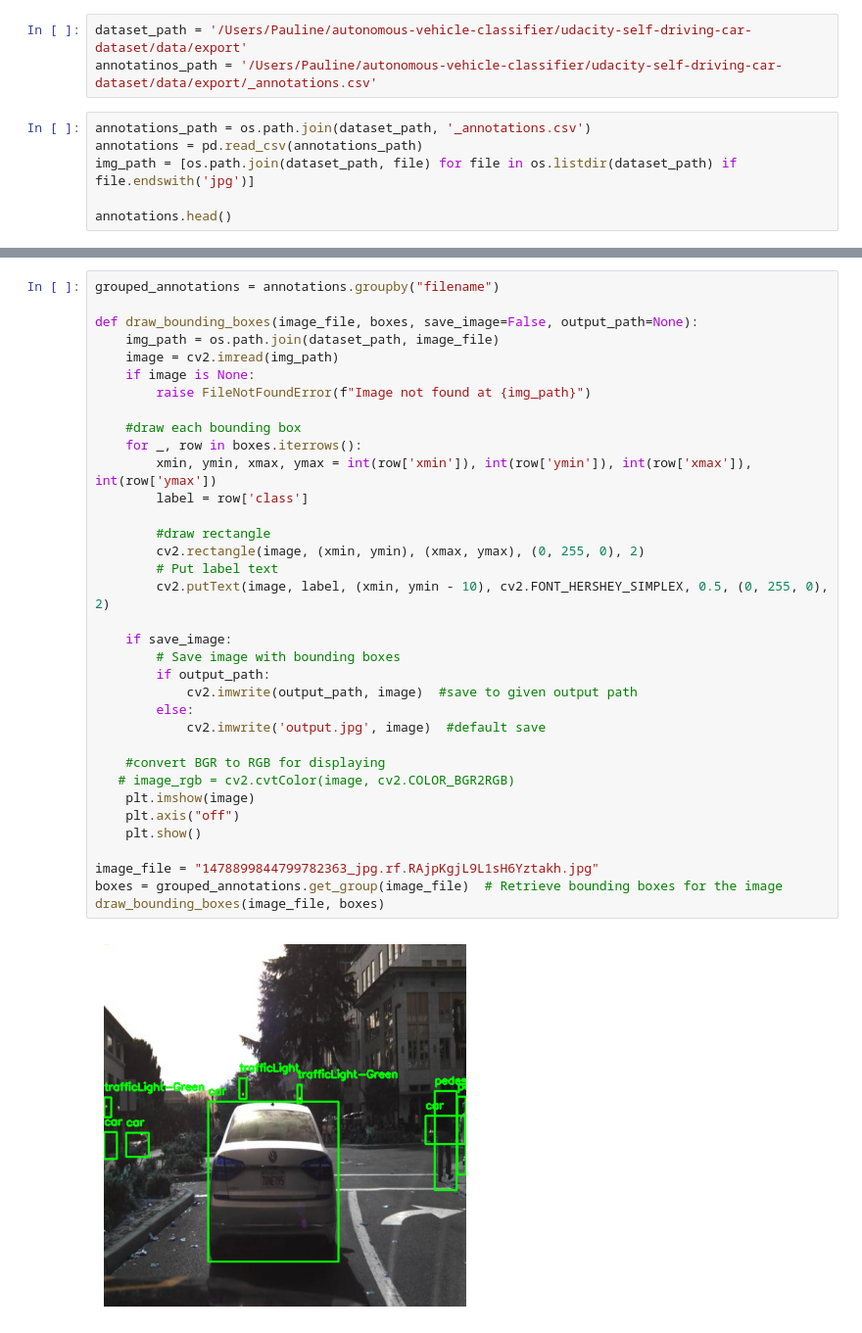
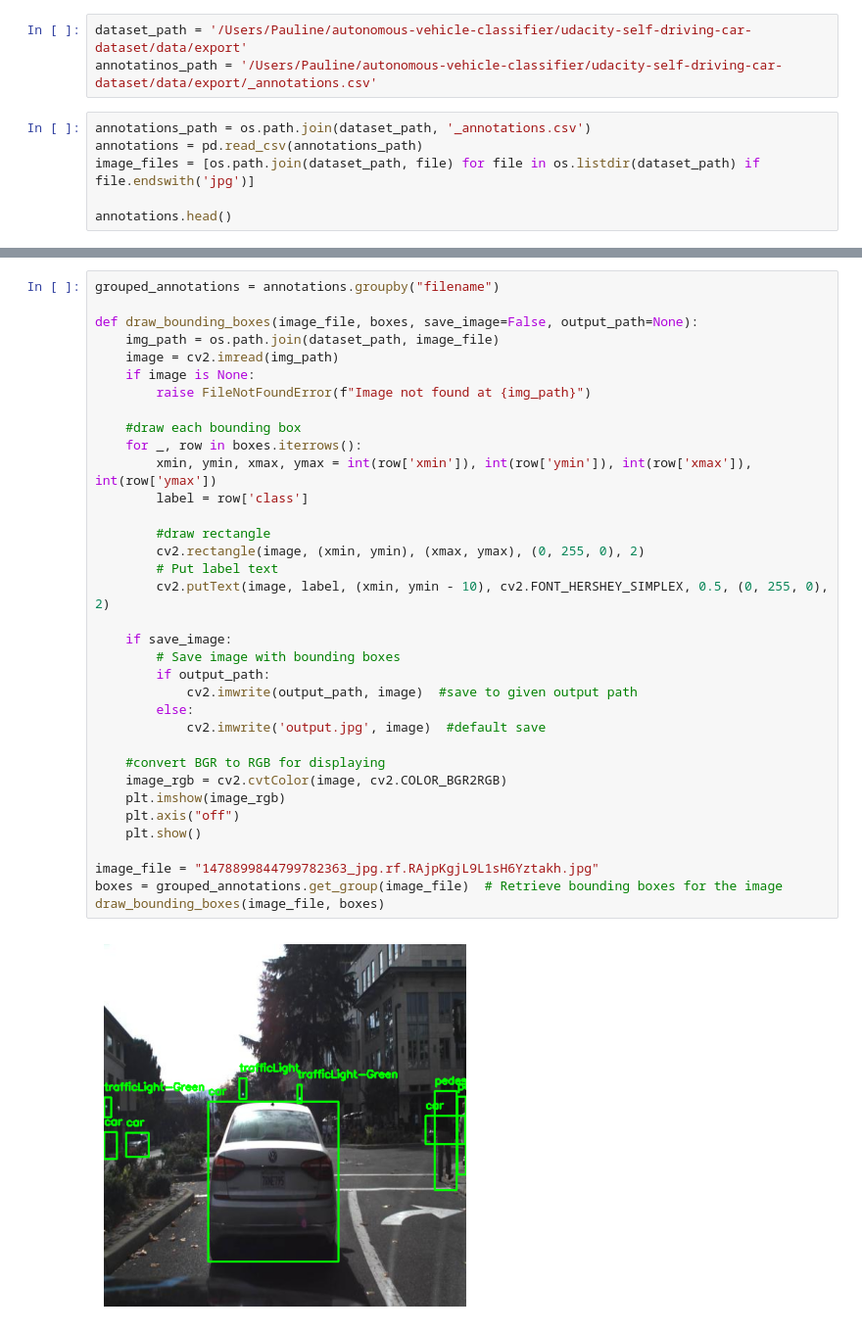
Before and after one commit to maiapiechocki/autonomous-vehicle-classifier, a Jupyter notebook: mainNB.ipynb, the cells around one changed output, grey strips where cells are left out. Shown at 98% size. Drawn from its saved outputs; the diff is of its cells as text.

```diff
--- a/mainNB.ipynb
+++ b/mainNB.ipynb
@@ -16,6 +37,6 @@ annotatinos_path = '/Users/Pauline/autonomous-vehicle-classifier/udacity-self-dr
 # %%
 annotations_path = os.path.join(dataset_path, '_annotations.csv')
 annotations = pd.read_csv(annotations_path)
-img_path = [os.path.join(dataset_path, file) for file in os.listdir(dataset_path) if file.endswith('jpg')]
+image_files = [os.path.join(dataset_path, file) for file in os.listdir(dataset_path) if file.endswith('jpg')]
 
 annotations.head()
@@ -130,36 +161,36 @@ def draw_bounding_boxes(image_file, boxes, save_image=False, output_path=None):
     img_path = os.path.join(dataset_path, image_file)
     image = cv2.imread(img_path)
     if image is None:
         raise FileNotFoundError(f"Image not found at {img_path}")
 
     #draw each bounding box
     for _, row in boxes.iterrows():
         xmin, ymin, xmax, ymax = int(row['xmin']), int(row['ymin']), int(row['xmax']), int(row['ymax'])
         label = row['class']
 
         #draw rectangle
         cv2.rectangle(image, (xmin, ymin), (xmax, ymax), (0, 255, 0), 2)
         # Put label text
         cv2.putText(image, label, (xmin, ymin - 10), cv2.FONT_HERSHEY_SIMPLEX, 0.5, (0, 255, 0), 2)
 
     if save_image:
         # Save image with bounding boxes
         if output_path:
             cv2.imwrite(output_path, image)  #save to given output path
         else:
             cv2.imwrite('output.jpg', image)  #default save
 
     #convert BGR to RGB for displaying
-   # image_rgb = cv2.cvtColor(image, cv2.COLOR_BGR2RGB)
-    plt.imshow(image)
+    image_rgb = cv2.cvtColor(image, cv2.COLOR_BGR2RGB)
+    plt.imshow(image_rgb)
     plt.axis("off")
     plt.show()
 
 image_file = "1478899844799782363_jpg.rf.RAjpKgjL9L1sH6Yztakh.jpg"
 boxes = grouped_annotations.get_group(image_file)  # Retrieve bounding boxes for the image
 draw_bounding_boxes(image_file, boxes)
 # %% [output]
-[figure, old version]
+[figure, new version]
 # %%
 def normalize_bounding_boxes(bboxes, image_width, image_height):
     normalized_bboxes = []
```
Also changed, not shown: parts of 9 cells of this notebook.
